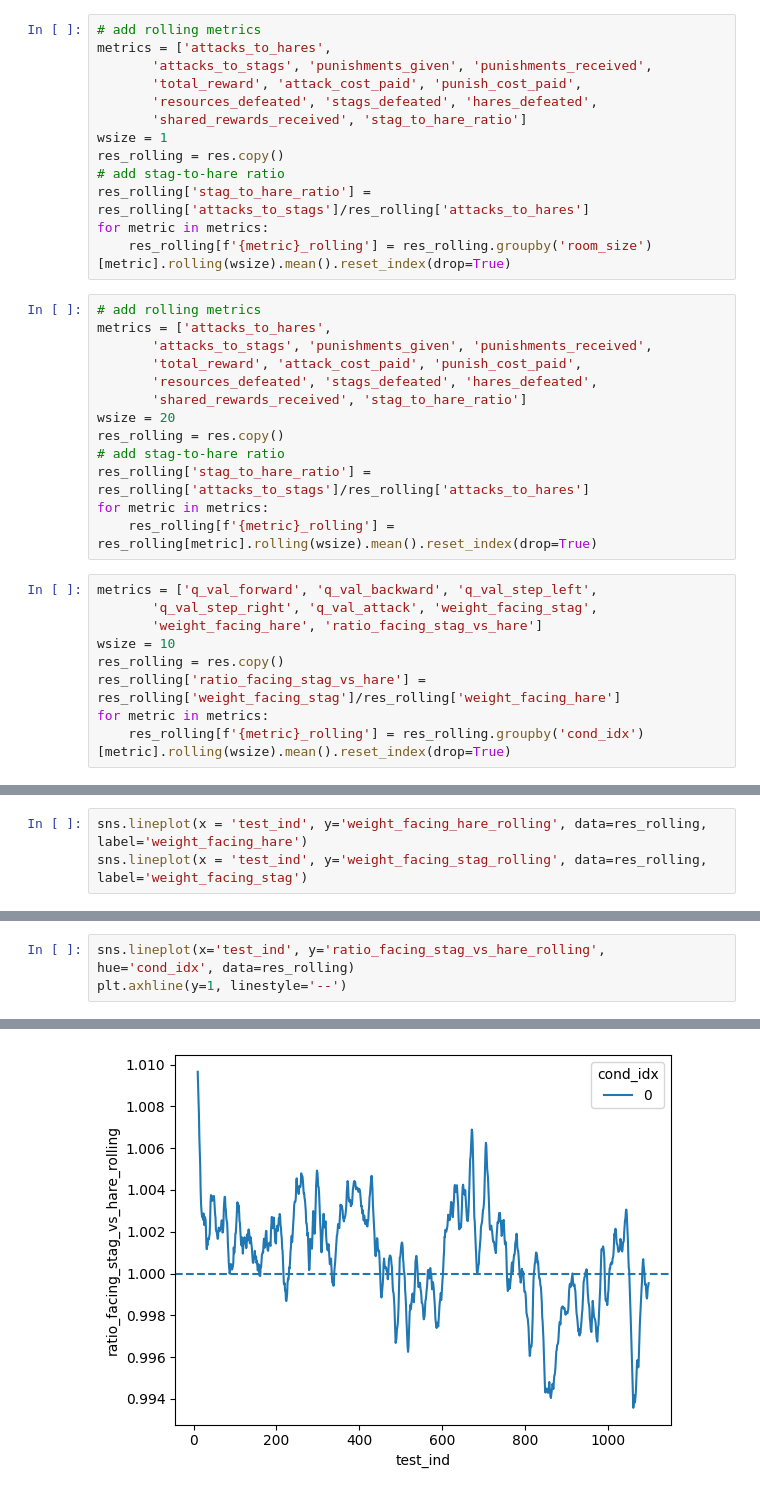
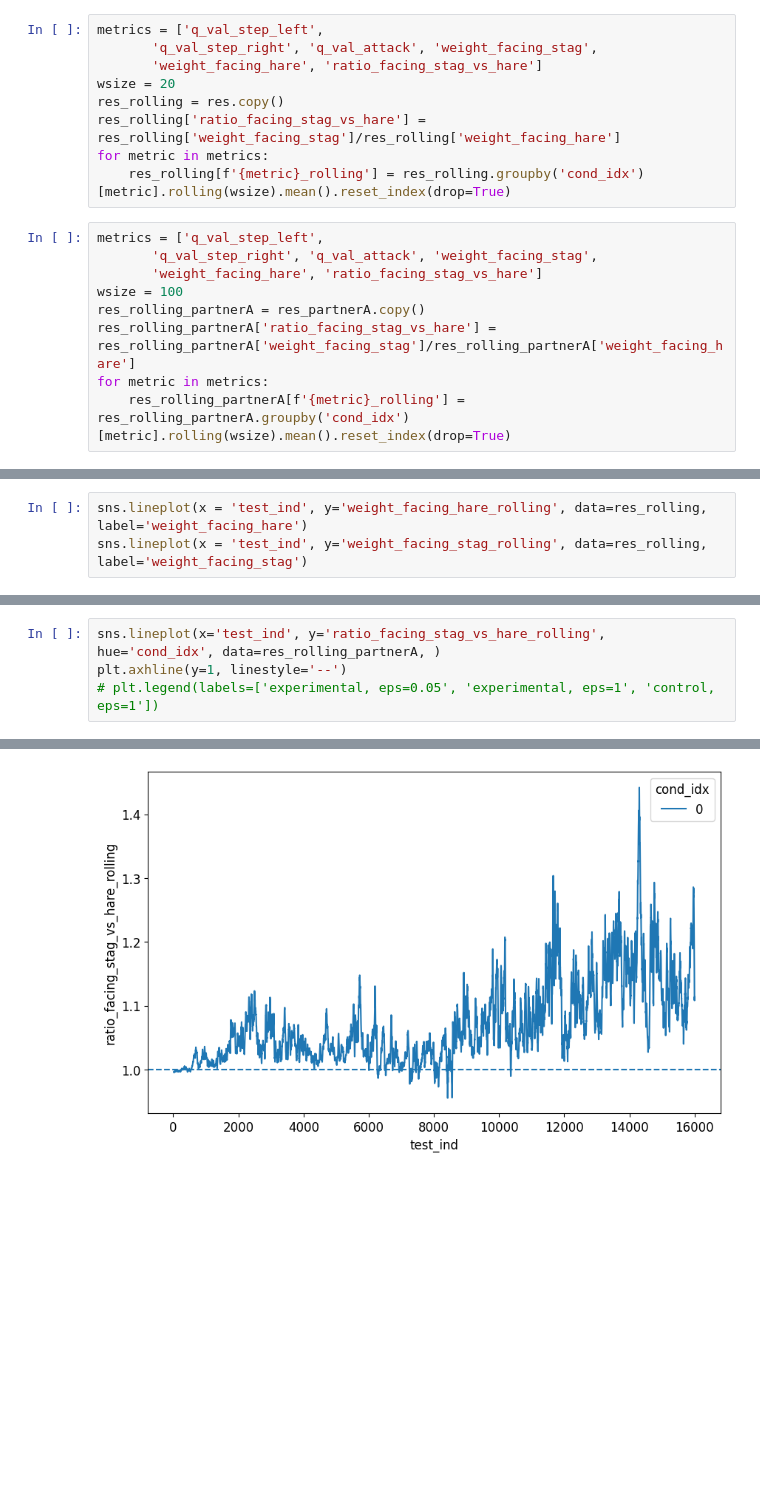
Before and after one commit to social-ai-uoft/sorrel, a Jupyter notebook: sorrel/examples/staghunt_physical/analysis/analysis.ipynb, the cells around one changed output, grey strips where cells are left out. Saved outputs shown, nothing was run; the diff lists cells and outputs as text; blank space fills up the shorter version.

Commit message:
probe_test having multiple agent categories, staghunt physical

```diff
--- a/sorrel/examples/staghunt_physical/analysis/analysis.ipynb
+++ b/sorrel/examples/staghunt_physical/analysis/analysis.ipynb
@@ -126,38 +378,21 @@ for key, item in res.items():
     print(len(item))
 # %% [markdown]
 # Add rolling metrics
-# %%
-# add rolling metrics
-metrics = ['attacks_to_hares',
-       'attacks_to_stags', 'punishments_given', 'punishments_received',
-       'total_reward', 'attack_cost_paid', 'punish_cost_paid',
-       'resources_defeated', 'stags_defeated', 'hares_defeated',
-       'shared_rewards_received', 'stag_to_hare_ratio']
-wsize = 1
-res_rolling = res.copy()
-# add stag-to-hare ratio
-res_rolling['stag_to_hare_ratio'] = res_rolling['attacks_to_stags']/res_rolling['attacks_to_hares']
-for metric in metrics:
-    res_rolling[f'{metric}_rolling'] = res_rolling.groupby('room_size')[metric].rolling(wsize).mean().reset_index(drop=True)
-# %%
-# add rolling metrics
-metrics = ['attacks_to_hares',
-       'attacks_to_stags', 'punishments_given', 'punishments_received',
-       'total_reward', 'attack_cost_paid', 'punish_cost_paid',
-       'resources_defeated', 'stags_defeated', 'hares_defeated',
-       'shared_rewards_received', 'stag_to_hare_ratio']
-wsize = 20
-res_rolling = res.copy()
-# add stag-to-hare ratio
-res_rolling['stag_to_hare_ratio'] = res_rolling['attacks_to_stags']/res_rolling['attacks_to_hares']
-for metric in metrics:
-    res_rolling[f'{metric}_rolling'] = res_rolling[metric].rolling(wsize).mean().reset_index(drop=True)
 # %%
-metrics = ['q_val_forward', 'q_val_backward', 'q_val_step_left',
+metrics = ['q_val_step_left',
        'q_val_step_right', 'q_val_attack', 'weight_facing_stag',
        'weight_facing_hare', 'ratio_facing_stag_vs_hare']
-wsize = 10
+wsize = 20
 res_rolling = res.copy()
 res_rolling['ratio_facing_stag_vs_hare'] = res_rolling['weight_facing_stag']/res_rolling['weight_facing_hare']
 for metric in metrics:
     res_rolling[f'{metric}_rolling'] = res_rolling.groupby('cond_idx')[metric].rolling(wsize).mean().reset_index(drop=True)
+# %%
+metrics = ['q_val_step_left',
+       'q_val_step_right', 'q_val_attack', 'weight_facing_stag',
+       'weight_facing_hare', 'ratio_facing_stag_vs_hare']
+wsize = 100
+res_rolling_partnerA = res_partnerA.copy()
+res_rolling_partnerA['ratio_facing_stag_vs_hare'] = res_rolling_partnerA['weight_facing_stag']/res_rolling_partnerA['weight_facing_hare']
+for metric in metrics:
+    res_rolling_partnerA[f'{metric}_rolling'] = res_rolling_partnerA.groupby('cond_idx')[metric].rolling(wsize).mean().reset_index(drop=True)
@@ -185,6 +451,7 @@ sns.lineplot(x = 'test_ind', y='weight_facing_stag_rolling', data=res_rolling, l
 # %%
-sns.lineplot(x='test_ind', y='ratio_facing_stag_vs_hare_rolling', hue='cond_idx', data=res_rolling)
+sns.lineplot(x='test_ind', y='ratio_facing_stag_vs_hare_rolling', hue='cond_idx', data=res_rolling_partnerA, )
 plt.axhline(y=1, linestyle='--')
+# plt.legend(labels=['experimental, eps=0.05', 'experimental, eps=1', 'control, eps=1'])
 # %% [output]
 <matplotlib.lines.Line2D at 0x...>
-[figure, old version]
+[figure, new version]
```
Also changed, not shown: parts of 22 cells of this notebook, 29 other files.
